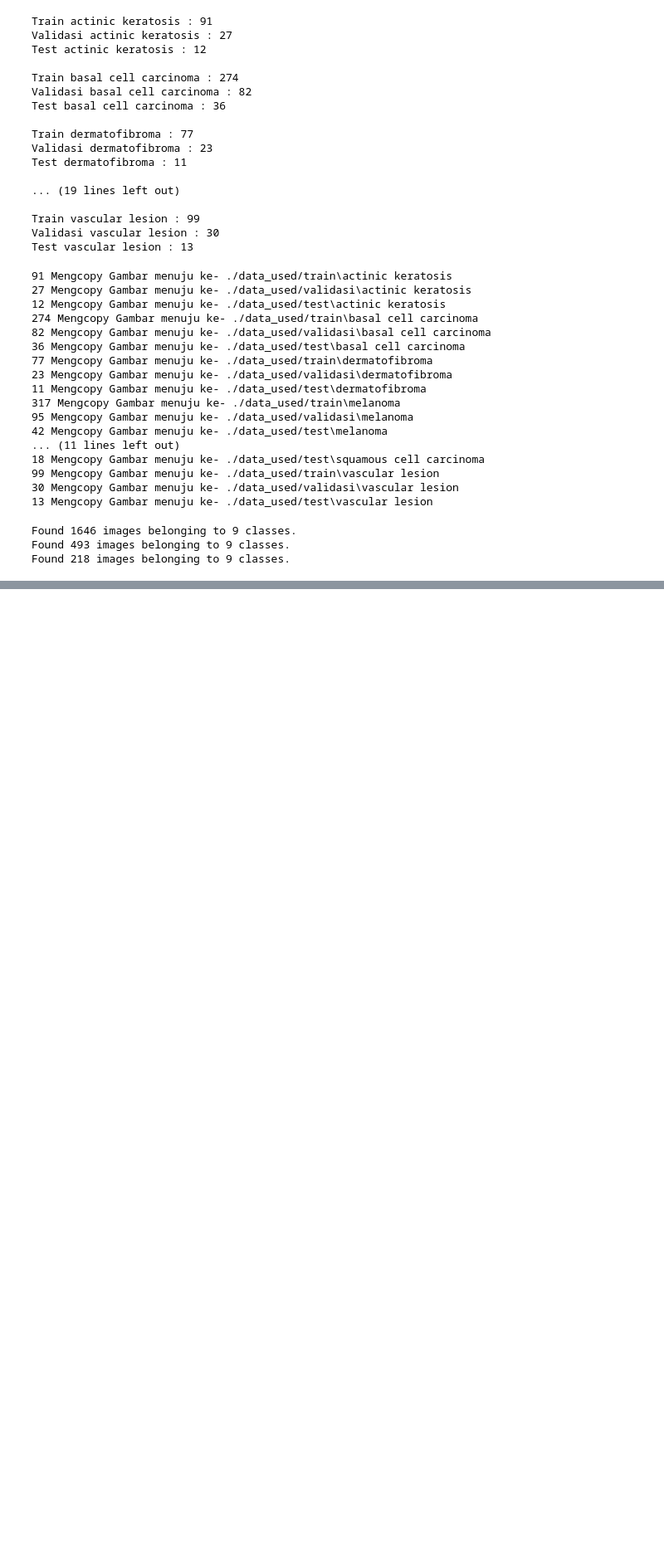
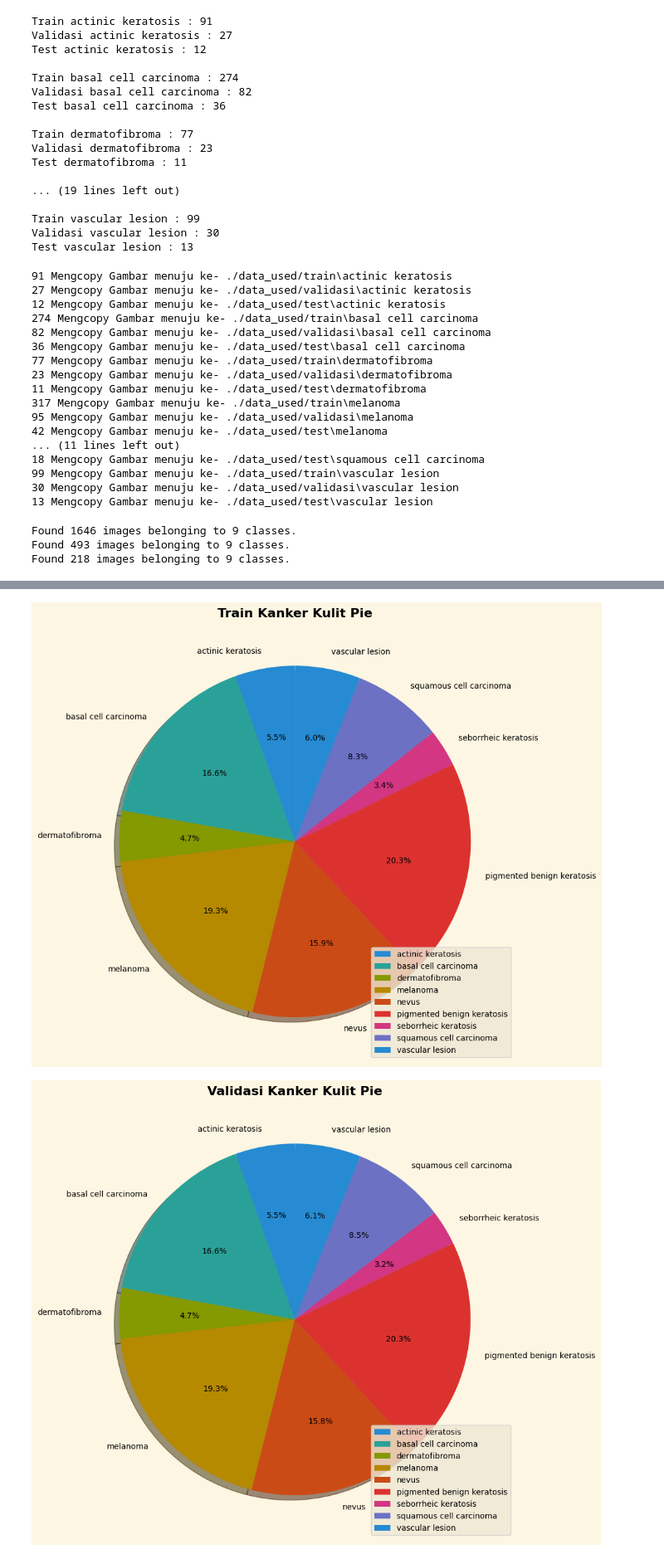
Before and after one commit to cuanpasla/PA_KB, a Jupyter notebook: PA_Kelompok3_KB.ipynb, the cells around one changed output, grey strips where cells are left out. Shown at 83% size. Drawn from its saved outputs; the diff is of its cells as text; code cells hidden in the pictures; blank space fills up the shorter version.

Commit message:
nambahin visualisasi

```diff
--- a/PA_Kelompok3_KB.ipynb
+++ b/PA_Kelompok3_KB.ipynb
@@ -20,15 +20,15 @@ from keras_preprocessing.image import ImageDataGenerator
 ## DATA COLLECTING
 # %%
 # membuat variabel untuk menampung folder data awal
-ak_dir = r"D:\Praktikum SMSTR 4\Praktikum_KB\PA_KB\data_gambar\actinic keratosis"
-bcc_dir = r"D:\Praktikum SMSTR 4\Praktikum_KB\PA_KB\data_gambar\basal cell carcinoma"
-d_dir = r"D:\Praktikum SMSTR 4\Praktikum_KB\PA_KB\data_gambar\dermatofibroma"
-m_dir = r"D:\Praktikum SMSTR 4\Praktikum_KB\PA_KB\data_gambar\melanoma"
-n_dir = r"D:\Praktikum SMSTR 4\Praktikum_KB\PA_KB\data_gambar\nevus"
-pbk_dir = r"D:\Praktikum SMSTR 4\Praktikum_KB\PA_KB\data_gambar\pigmented benign keratosis"
-sk_dir = r"D:\Praktikum SMSTR 4\Praktikum_KB\PA_KB\data_gambar\seborrheic keratosis"
-scc_dir = r"D:\Praktikum SMSTR 4\Praktikum_KB\PA_KB\data_gambar\squamous cell carcinoma"
-vl_dir = r"D:\Praktikum SMSTR 4\Praktikum_KB\PA_KB\data_gambar\vascular lesion"
+ak_dir = r"./data_gambar/actinic keratosis"
+bcc_dir = r"./data_gambar/basal cell carcinoma"
+d_dir = r"./data_gambar/dermatofibroma"
+m_dir = r"./data_gambar/melanoma"
+n_dir = r"./data_gambar/nevus"
+pbk_dir = r"./data_gambar/pigmented benign keratosis"
+sk_dir = r"./data_gambar/seborrheic keratosis"
+scc_dir = r"./data_gambar/squamous cell carcinoma"
+vl_dir = r"./data_gambar/vascular lesion"
 # %%
 # membuat variabel untuk list jumlah masing-masing folder
 ak_dir_list = os.listdir(ak_dir)
@@ -464,0 +536,37 @@ Found 218 images belonging to 9 classes.
+# %%
+#membuat tampilan grafik menggunakan pie chart
+plt.style.use('Solarize_Light2')
+
+plt.figure(1, figsize=(10,10))
+plt.pie([len(files) for files in dataset_info1.values()],
+        labels = dataset_info1.keys(),
+        startangle=90,
+        autopct='%.1f%%',
+        explode=[0, 0, 0, 0, 0, 0, 0, 0, 0],
+        shadow=True)
+plt.title('Train Kanker Kulit Pie', fontweight='bold')
+plt.legend(loc = "lower right")
+
+plt.figure(2, figsize=(10,10))
+plt.pie([len(files) for files in dataset_info2.values()],
+        labels = dataset_info2.keys(),
+        startangle=90,
+        autopct='%.1f%%',
+        explode=[0, 0, 0, 0, 0, 0, 0, 0, 0],
+        shadow=True)
+plt.title('Validasi Kanker Kulit Pie', fontweight='bold')
+plt.legend(loc = "lower right")
+
+plt.figure(3, figsize=(10,10))
+plt.pie([len(files) for files in dataset_info3.values()],
+        labels = dataset_info3.keys(),
+        startangle=90,
+        autopct='%.1f%%',
+        explode=[0, 0, 0, 0, 0, 0, 0, 0, 0],
+        shadow=True)
+plt.title('Test Kanker Kulit Pie', fontweight='bold')
+plt.legend(loc = "lower right")
+plt.show()
+# %% [output]
+[figure, added]
+[figure, added]
```
Also changed, not shown: parts of 11 cells of this notebook.
